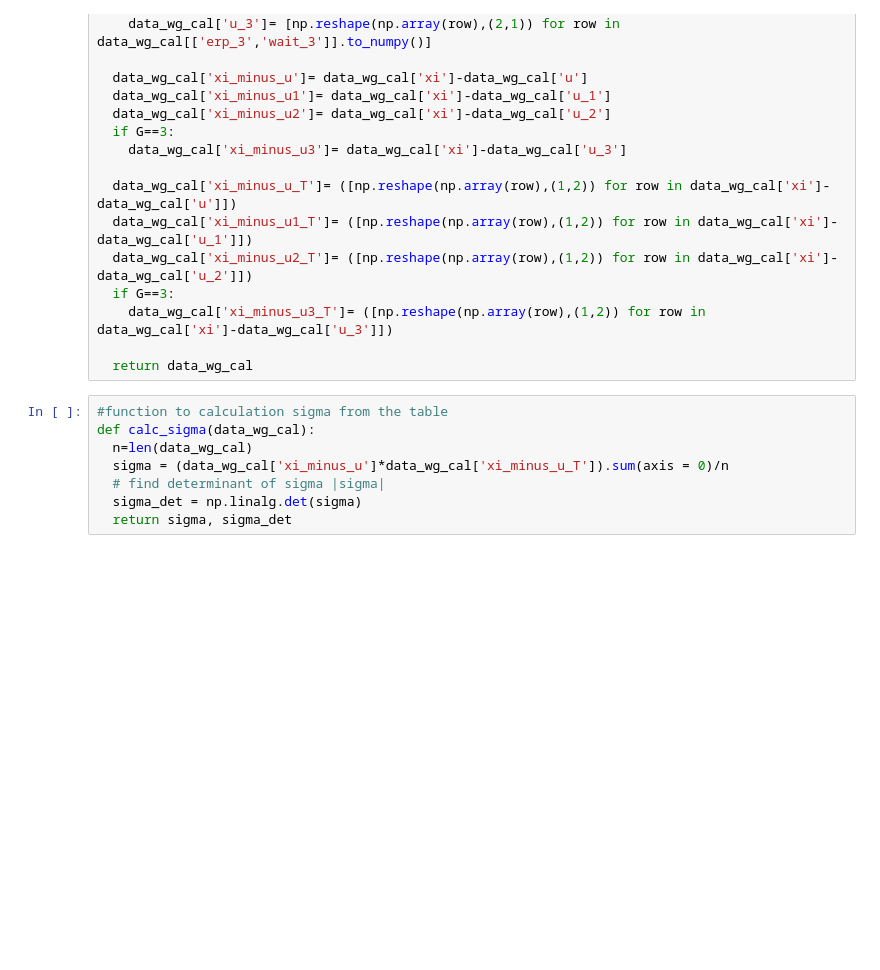
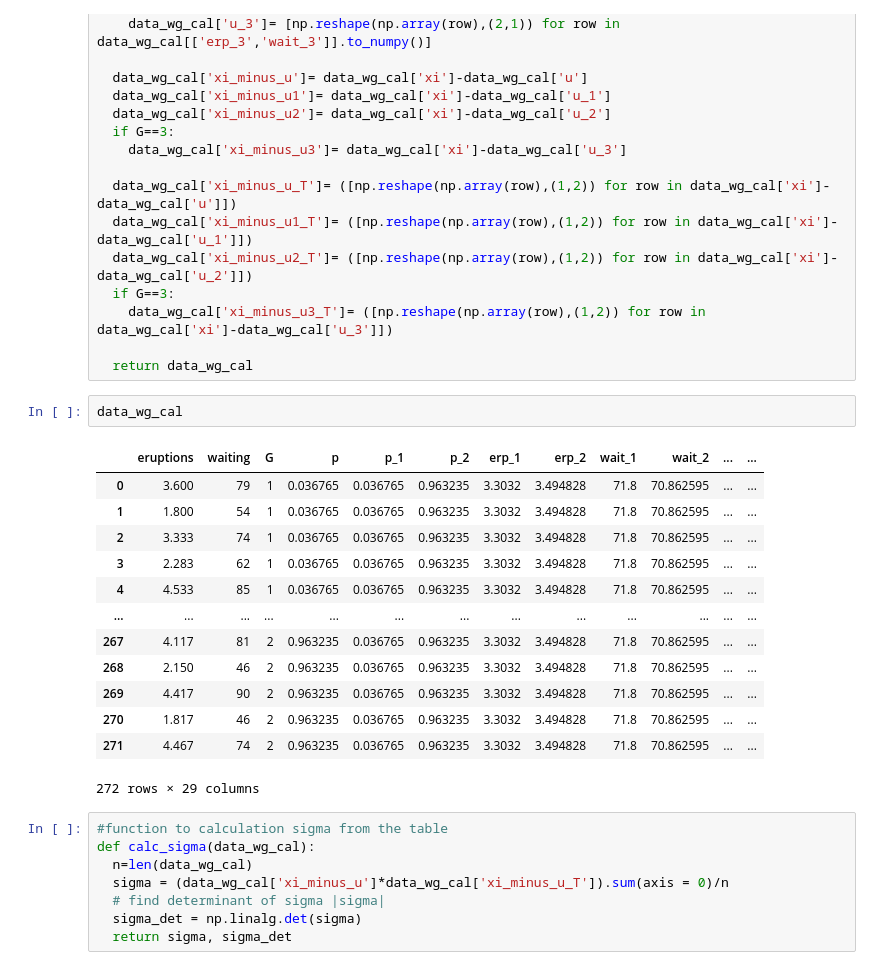
Before and after one commit to zelal-Eizaldeen/project2_Walmart_Price_Prediction, a Jupyter notebook: Assignment_4_3113_zelalae2.ipynb, the cells around one changed output. Cells and saved outputs as stored; diff of their text form; blank space fills up the shorter version.

```diff
--- a/Assignment_4_3113_zelalae2.ipynb
+++ b/Assignment_4_3113_zelalae2.ipynb
@@ -227,6 +227,22 @@ def prep_data(G, G_mtrx, s_mtrx, p_mtrx, final_G,data_wg, mean_df):
     data_wg_cal['xi_minus_u3_T']= ([np.reshape(np.array(row),(1,2)) for row in data_wg_cal['xi']-data_wg_cal['u_3']])
 
   return data_wg_cal
+# %%
+data_wg_cal
+# %% [output]
+|  | eruptions | waiting | G | p | p_1 | p_2 | erp_1 | erp_2 | wait_1 | wait_2 | ... | ... |
+| 0 | 3.600 | 79 | 1 | 0.036765 | 0.036765 | 0.963235 | 3.3032 | 3.494828 | 71.8 | 70.862595 | ... | ... |
+| 1 | 1.800 | 54 | 1 | 0.036765 | 0.036765 | 0.963235 | 3.3032 | 3.494828 | 71.8 | 70.862595 | ... | ... |
+| 2 | 3.333 | 74 | 1 | 0.036765 | 0.036765 | 0.963235 | 3.3032 | 3.494828 | 71.8 | 70.862595 | ... | ... |
+| 3 | 2.283 | 62 | 1 | 0.036765 | 0.036765 | 0.963235 | 3.3032 | 3.494828 | 71.8 | 70.862595 | ... | ... |
+| 4 | 4.533 | 85 | 1 | 0.036765 | 0.036765 | 0.963235 | 3.3032 | 3.494828 | 71.8 | 70.862595 | ... | ... |
+| ... | ... | ... | ... | ... | ... | ... | ... | ... | ... | ... | ... | ... |
+| 267 | 4.117 | 81 | 2 | 0.963235 | 0.036765 | 0.963235 | 3.3032 | 3.494828 | 71.8 | 70.862595 | ... | ... |
+| 268 | 2.150 | 46 | 2 | 0.963235 | 0.036765 | 0.963235 | 3.3032 | 3.494828 | 71.8 | 70.862595 | ... | ... |
+| 269 | 4.417 | 90 | 2 | 0.963235 | 0.036765 | 0.963235 | 3.3032 | 3.494828 | 71.8 | 70.862595 | ... | ... |
+| 270 | 1.817 | 46 | 2 | 0.963235 | 0.036765 | 0.963235 | 3.3032 | 3.494828 | 71.8 | 70.862595 | ... | ... |
+| 271 | 4.467 | 74 | 2 | 0.963235 | 0.036765 | 0.963235 | 3.3032 | 3.494828 | 71.8 | 70.862595 | ... | ... |
+272 rows × 29 columns
 # %%
 #function to calculation sigma from the table
 def calc_sigma(data_wg_cal):
```
Also changed, not shown: parts of 39 cells of this notebook.
